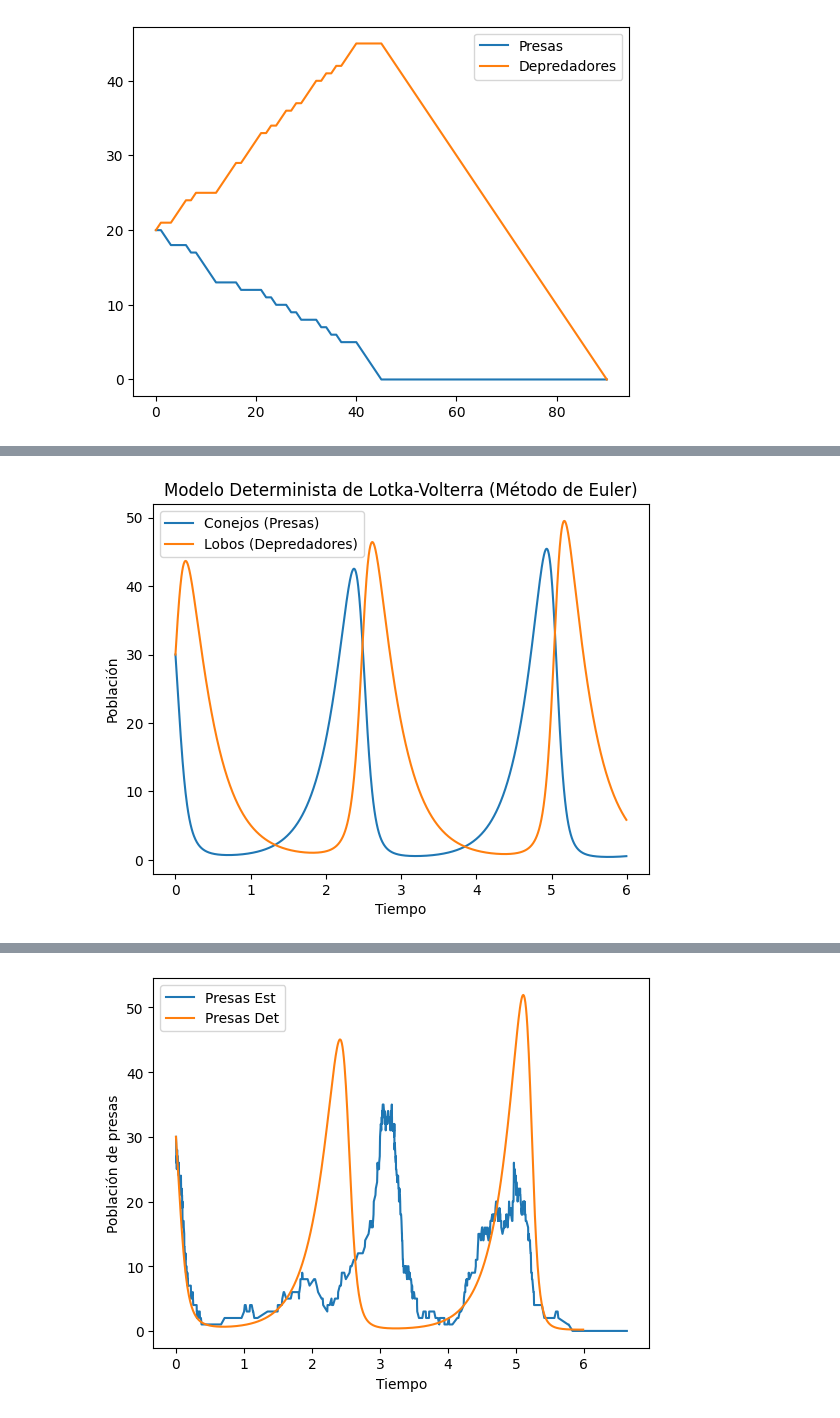
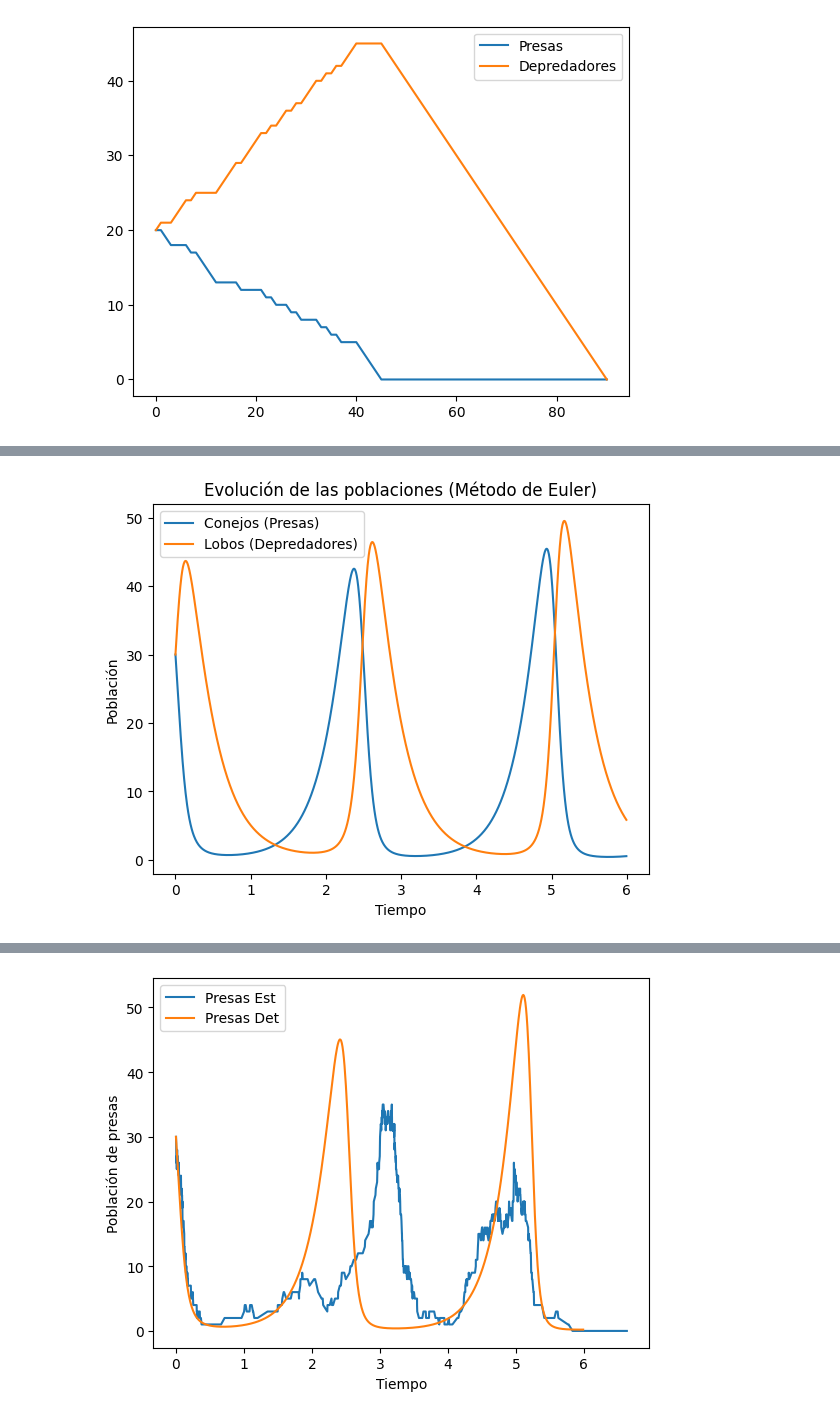
Before and after one commit to ZahibVentura/M-todos-de-Optimizaci-n-, a Jupyter notebook: Lotk_Volterra.ipynb, the cells around one changed output, grey strips where cells are left out. Saved outputs shown, nothing was run; the diff lists cells and outputs as text; code cells hidden in the pictures.

```diff
--- a/Lotk_Volterra.ipynb
+++ b/Lotk_Volterra.ipynb
@@ -265,32 +266,32 @@ delta = 0.3
 y0 = [30, 30]  # Población inicial de conejos (P) y lobos (D)
 h = 0.005       # Paso temporal
 t_max = 6     # Tiempo máximo de simulación
 
 # Inicialización
 P = y0[0]
 D = y0[1]
 tiempo = np.arange(0, t_max, h)
 presa = []
 depredador = []
 
 # Método de Euler
 for t in tiempo:
     presa.append(P)
     depredador.append(D)
 
     dP = alpha * P - beta * P * D
     dD = -gamma * D + delta * P * D
 
     P = P + h * dP
     D = D + h * dD
 
 # Gráfica de los resultados
 plt.plot(tiempo, presa, label="Conejos (Presas)")
 plt.plot(tiempo, depredador, label="Lobos (Depredadores)")
 plt.xlabel("Tiempo")
 plt.ylabel("Población")
 plt.legend()
-plt.title("Modelo Determinista de Lotka-Volterra (Método de Euler)")
+plt.title("Evolución de las poblaciones (Método de Euler)")
 plt.show()
 # %% [output]
-[figure, old version]
+[figure, new version]
```
Also changed, not shown: parts of 8 cells of this notebook.
